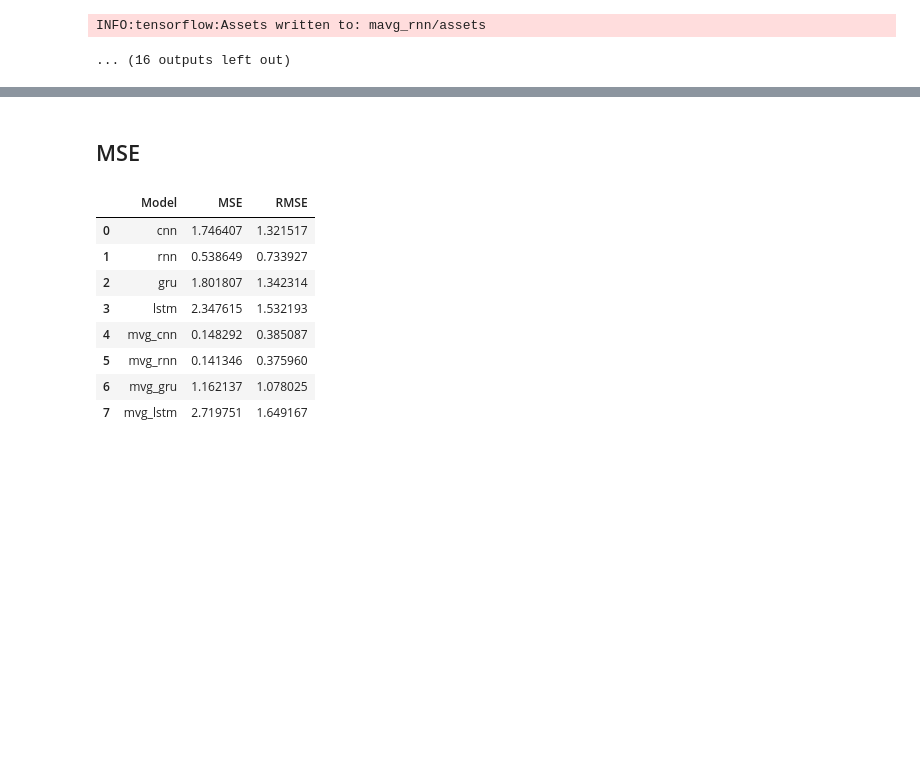
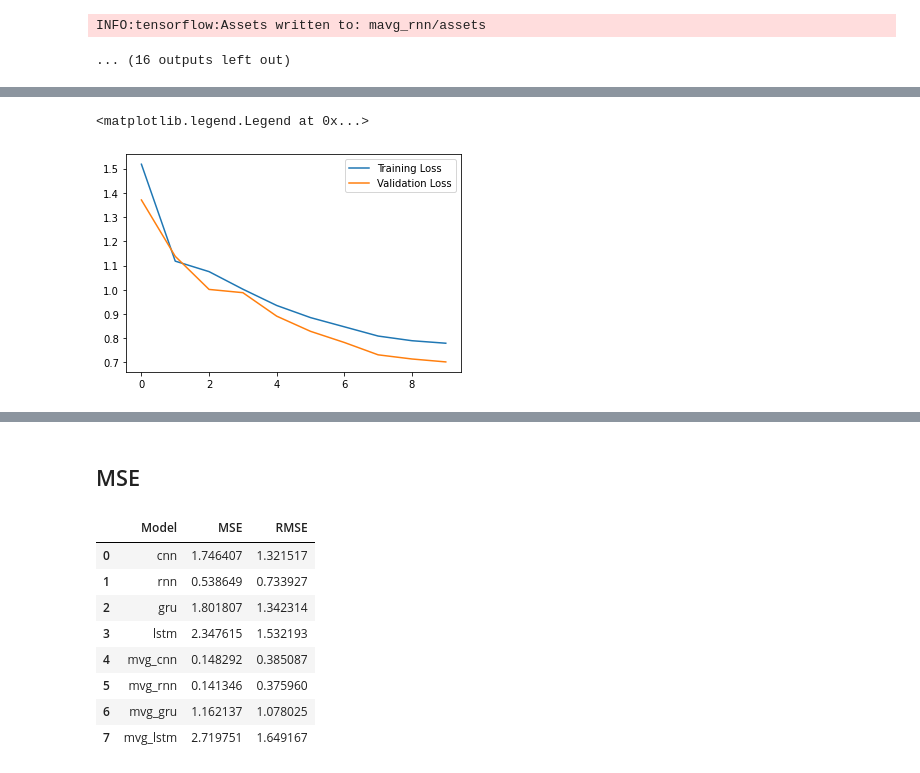
Before and after one commit to rakibhhridoy/Research, a Jupyter notebook: Turag/Python/Scripts/Models.ipynb, the cells around one changed output, grey strips where cells are left out. Cells and saved outputs as stored; diff of their text form; code cells hidden in the pictures; blank space fills up the shorter version.

```diff
--- a/Turag/Python/Scripts/Models.ipynb
+++ b/Turag/Python/Scripts/Models.ipynb
@@ -310,0 +317,23 @@ INFO:tensorflow:Assets written to: mavg_rnn/assets
+# %%
+timesteps = x_train.shape[1]
+num_features = x_train.shape[2]
+# %%
+from tensorflow.keras.models import Sequential
+from tensorflow.keras.layers import Dense, LSTM, Dropout, RepeatVector, TimeDistributed
+
+model = Sequential([
+    LSTM(128,input_shape=(timesteps, num_features)),
+    Dropout(0.2),
+    RepeatVector(timesteps),
+    LSTM(128, return_sequences=True),
+    Dropout(0.2),
+    TimeDistributed(Dense(num_features))
+])
+
+model.compile(loss='mae', optimizer= 'adam')
+# %%
+history = model.fit(x_train,y_train,
+          epochs =10,
+          batch_size = 32,
+          validation_split = 0.1,
+          shuffle= False)
@@ -310,0 +361,8 @@ INFO:tensorflow:Assets written to: mavg_rnn/assets
+# %%
+plt.plot(history.history['loss'], label = 'Training Loss')
+plt.plot(history.history['val_loss'], label ='Validation Loss')
+plt.savefig('loss.png')
+plt.legend()
+# %% [output]
+<matplotlib.legend.Legend at 0x...>
+[figure, added]
```
Also changed, not shown: parts of 9 cells of this notebook, 12 other files.
